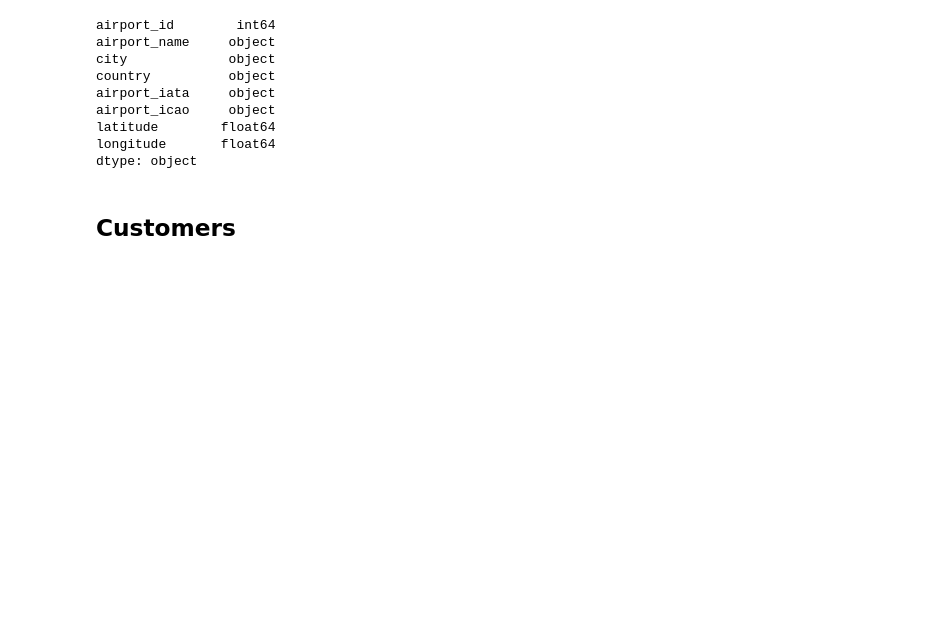
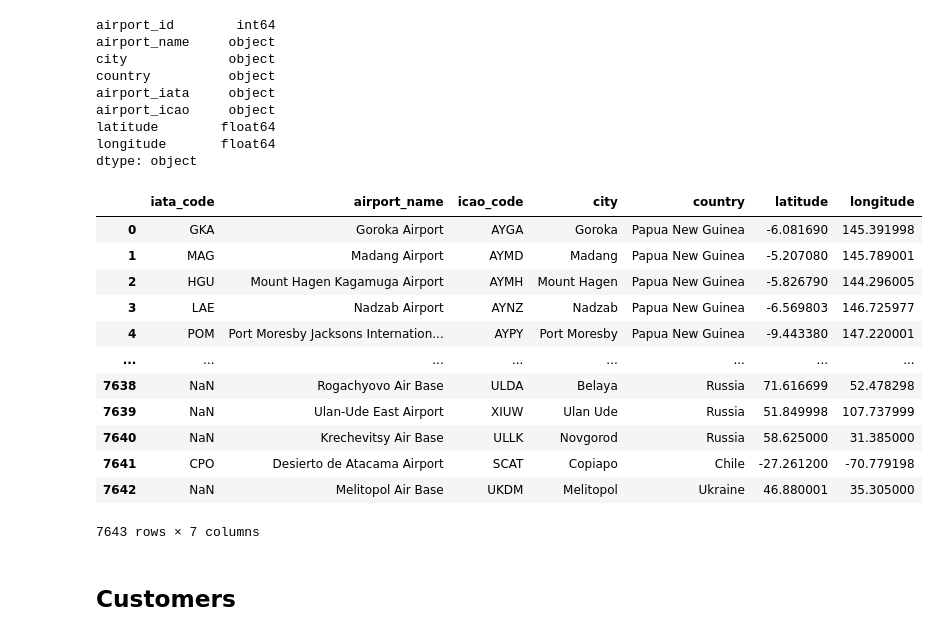
Before and after one commit to hadri96/Travel_agency_database, a Jupyter notebook: Datasets_exploration.ipynb, the cells around one changed output. Cells and saved outputs as stored; diff of their text form; code cells hidden in the pictures; blank space fills up the shorter version.

```diff
--- a/Datasets_exploration.ipynb
+++ b/Datasets_exploration.ipynb
@@ -179,3 +217,25 @@ airport_icao     object
 latitude        float64
 longitude       float64
 dtype: object
+# %%
+airports_df.columns = ['airport_id', 'airport_name', 'city', 'country',
+                       'iata_code', 'icao_code', 'latitude', 'longitude']
+
+airports_df = airports_df[['iata_code', 'airport_name', 'icao_code',
+                           'city', 'country', 'latitude', 'longitude']]
+# %%
+airports_df
+# %% [output]
+|  | iata_code | airport_name | icao_code | city | country | latitude | longitude |
+| 0 | GKA | Goroka Airport | AYGA | Goroka | Papua New Guinea | -6.081690 | 145.391998 |
+| 1 | MAG | Madang Airport | AYMD | Madang | Papua New Guinea | -5.207080 | 145.789001 |
+| 2 | HGU | Mount Hagen Kagamuga Airport | AYMH | Mount Hagen | Papua New Guinea | -5.826790 | 144.296005 |
+| 3 | LAE | Nadzab Airport | AYNZ | Nadzab | Papua New Guinea | -6.569803 | 146.725977 |
+| 4 | POM | Port Moresby Jacksons Internation... | AYPY | Port Moresby | Papua New Guinea | -9.443380 | 147.220001 |
+| ... | ... | ... | ... | ... | ... | ... | ... |
+| 7638 | NaN | Rogachyovo Air Base | ULDA | Belaya | Russia | 71.616699 | 52.478298 |
+| 7639 | NaN | Ulan-Ude East Airport | XIUW | Ulan Ude | Russia | 51.849998 | 107.737999 |
+| 7640 | NaN | Krechevitsy Air Base | ULLK | Novgorod | Russia | 58.625000 | 31.385000 |
+| 7641 | CPO | Desierto de Atacama Airport | SCAT | Copiapo | Chile | -27.261200 | -70.779198 |
+| 7642 | NaN | Melitopol Air Base | UKDM | Melitopol | Ukraine | 46.880001 | 35.305000 |
+7643 rows × 7 columns
```
Also changed, not shown: parts of 24 cells of this notebook, 9 other files.
